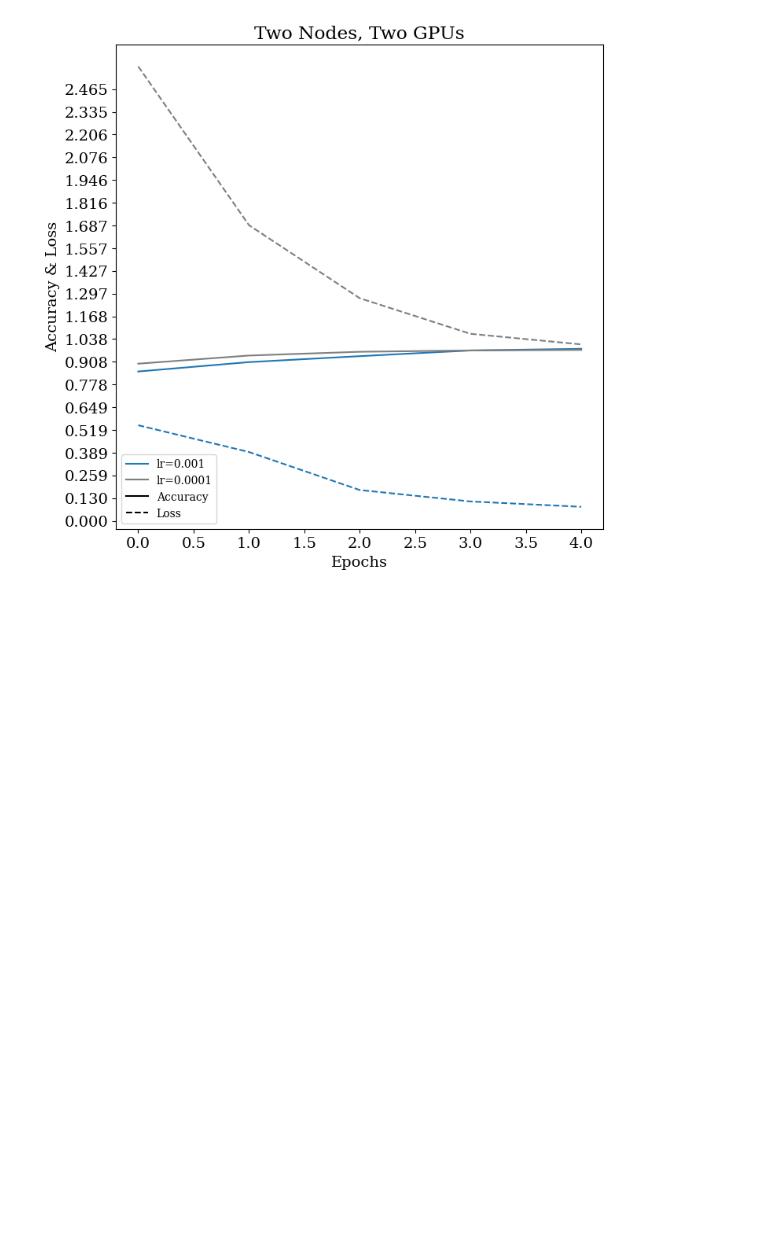
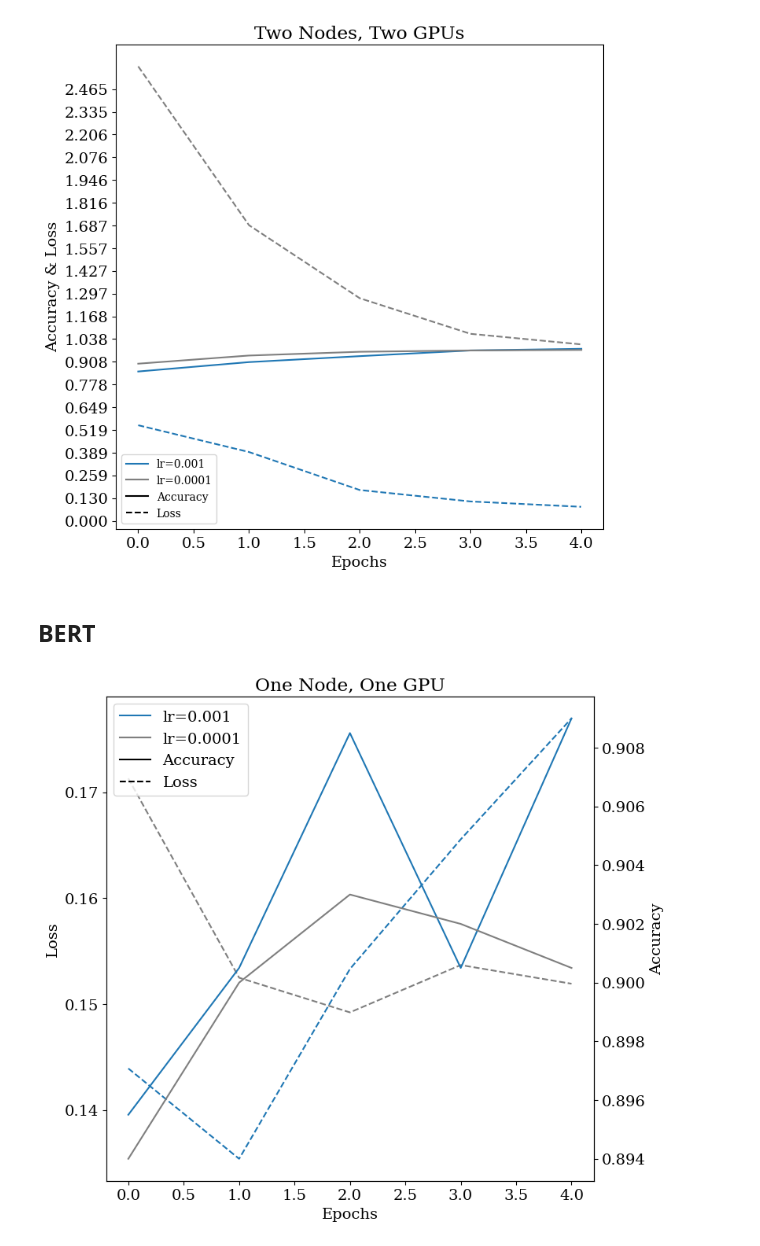
Before and after one commit to ubahl/Distributed-Training, a Jupyter notebook: plot_values.ipynb, the cells around one changed output. Saved outputs shown, nothing was run; the diff lists cells and outputs as text; code cells hidden in the pictures; blank space fills up the shorter version.

Commit message:
Experiments with plot scales

```diff
--- a/plot_values.ipynb
+++ b/plot_values.ipynb
@@ -65,3 +67,5 @@ names = ["Two Nodes, Two GPUs", "lr=0.001", "lr=0.0001"]
 plot_values(epochs, accuracy_001, accuracy_0001, loss_001, loss_0001, "Accuracy", names)
 # %% [output]
 [figure]
+# %% [markdown]
+## BERT
@@ -67,0 +117,13 @@ plot_values(epochs, accuracy_001, accuracy_0001, loss_001, loss_0001, "Accuracy"
+# %%
+# one node one GPU
+accuracy_0002 = [0.8955,0.9005,0.9085,0.9005,0.909]
+loss_0002 = [0.1439153552055359,0.13538549840450287,0.15330566465854645,0.1655469387769699,0.17696978151798248]
+
+accuracy_00002 = [0.894,0.9,0.903,0.902,0.9005]
+loss_00002 = [0.1712961345911026,0.15248338878154755,0.14920876920223236,0.15367822349071503,0.15191559493541718]
+
+names = ["One Node, One GPU", "lr=0.001", "lr=0.0001"]
+
+plot_values_scales(epochs, accuracy_0002, accuracy_00002, loss_0002, loss_00002, "Accuracy", names)
+# %% [output]
+[figure, added]
```
Also changed, not shown: parts of 5 cells of this notebook.
